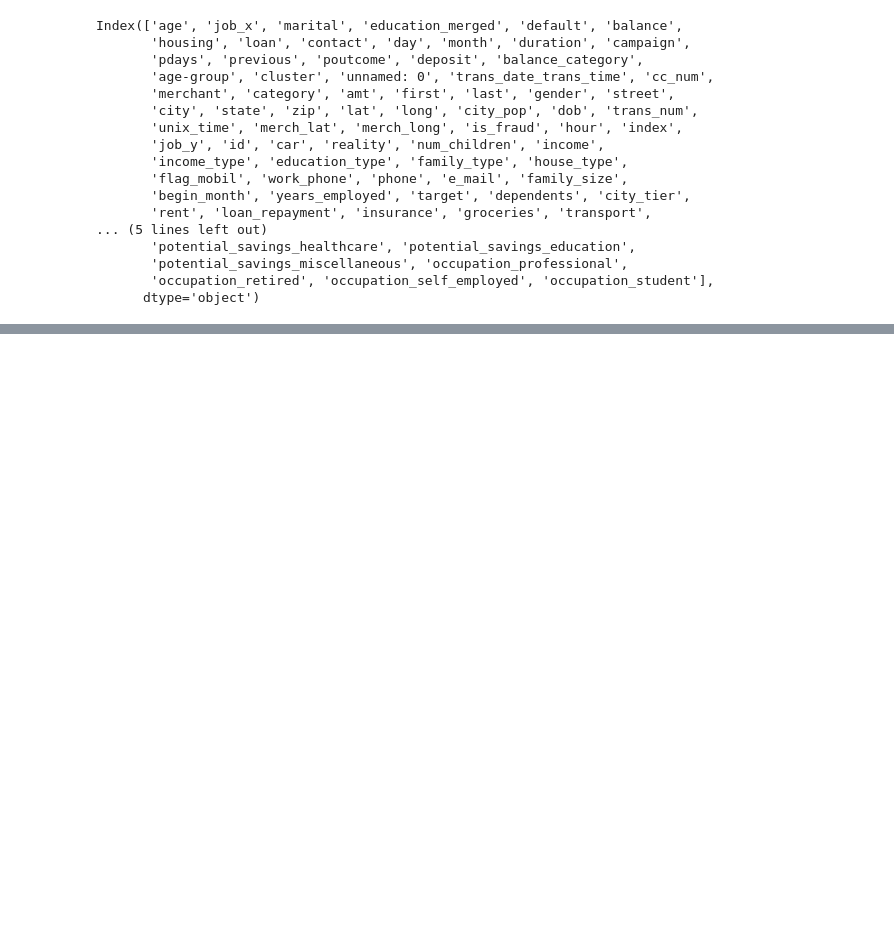
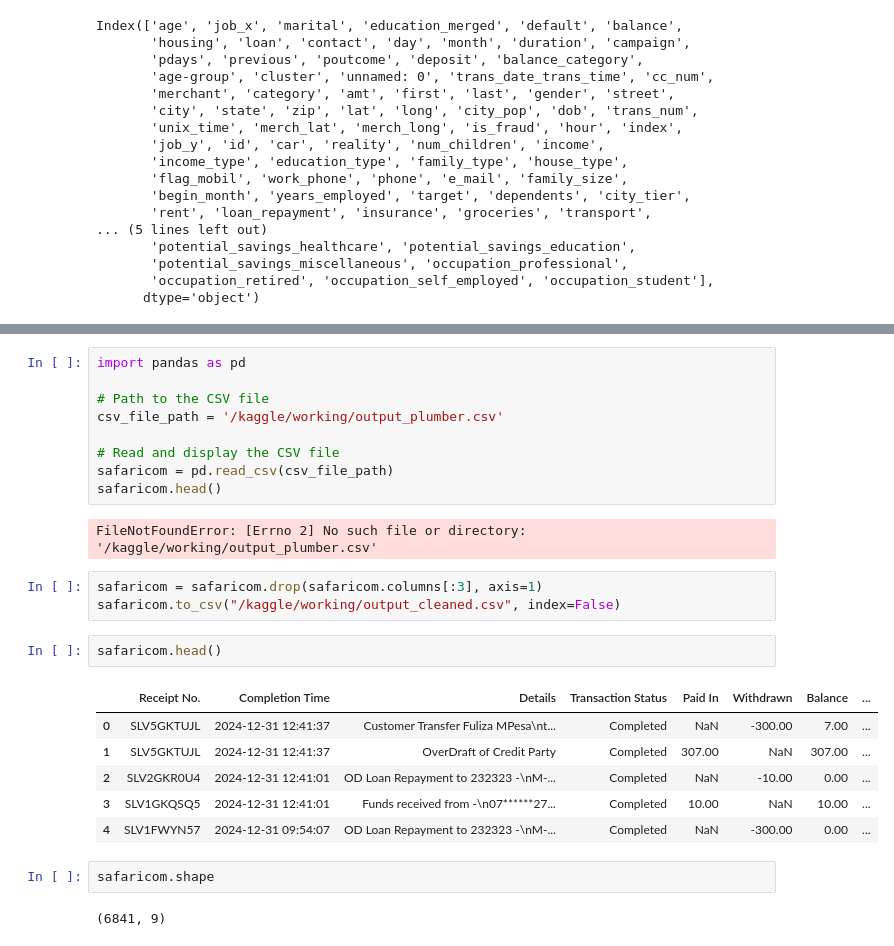
Before and after one commit to victormuuo07/PennyPal-System, a Jupyter notebook: pennypal-system.ipynb, the cells around one changed output, grey strips where cells are left out. Cells and saved outputs as stored; diff of their text form; blank space fills up the shorter version.

```diff
--- a/pennypal-system.ipynb
+++ b/pennypal-system.ipynb
@@ -2261,0 +2872,27 @@ Index(['age', 'job_x', 'marital', 'education_merged', 'default', 'balance',
+# %%
+import pandas as pd
+
+# Path to the CSV file
+csv_file_path = '/kaggle/working/output_plumber.csv'
+
+# Read and display the CSV file
+safaricom = pd.read_csv(csv_file_path)
+safaricom.head()
+# %% [output]
+FileNotFoundError: [Errno 2] No such file or directory: '/kaggle/working/output_plumber.csv'
+# %%
+safaricom = safaricom.drop(safaricom.columns[:3], axis=1)
+safaricom.to_csv("/kaggle/working/output_cleaned.csv", index=False)
+# %%
+safaricom.head()
+# %% [output]
+|  | Receipt No. | Completion Time | Details | Transaction Status | Paid In | Withdrawn | Balance | ... |
+| 0 | SLV5GKTUJL | 2024-12-31 12:41:37 | Customer Transfer Fuliza MPesa\nt... | Completed | NaN | -300.00 | 7.00 | ... |
+| 1 | SLV5GKTUJL | 2024-12-31 12:41:37 | OverDraft of Credit Party | Completed | 307.00 | NaN | 307.00 | ... |
+| 2 | SLV2GKR0U4 | 2024-12-31 12:41:01 | OD Loan Repayment to 232323 -\nM-... | Completed | NaN | -10.00 | 0.00 | ... |
+| 3 | SLV1GKQSQ5 | 2024-12-31 12:41:01 | Funds received from -\n07******27... | Completed | 10.00 | NaN | 10.00 | ... |
+| 4 | SLV1FWYN57 | 2024-12-31 09:54:07 | OD Loan Repayment to 232323 -\nM-... | Completed | NaN | -300.00 | 0.00 | ... |
+# %%
+safaricom.shape
+# %% [output]
+(6841, 9)
```
Also changed, not shown: parts of 78 cells of this notebook.
